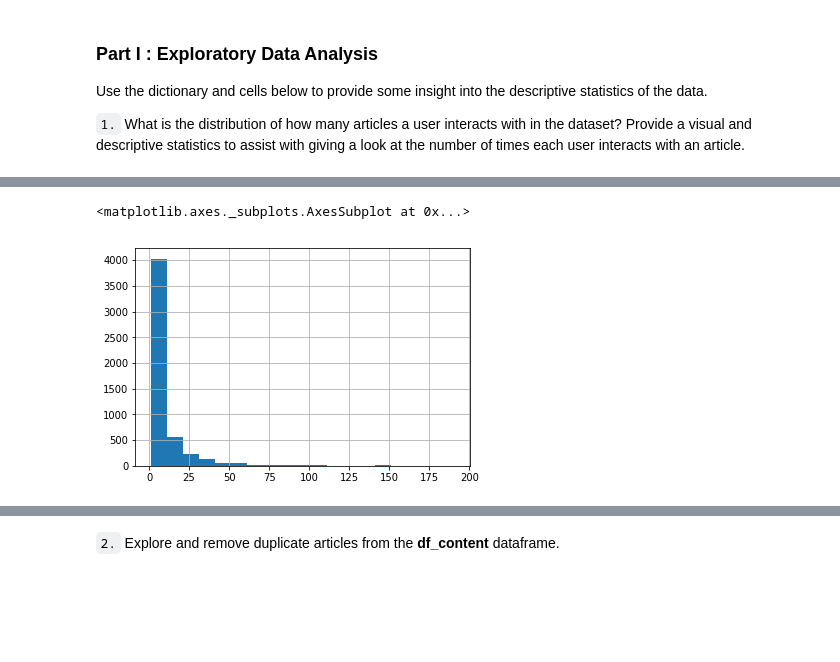
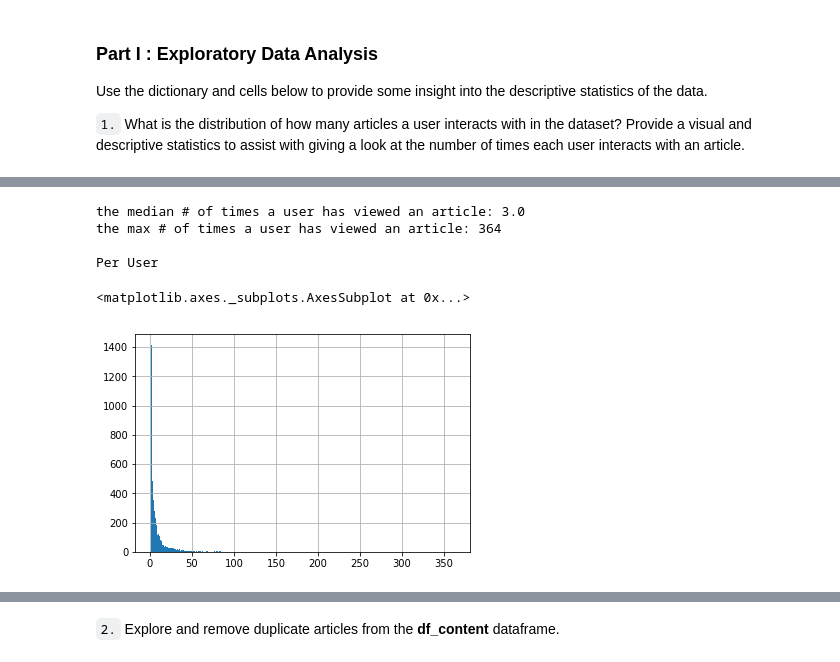
Before and after one commit to madkehl/Recommendation_with_IBM, a Jupyter notebook: Recommendations_with_IBM.ipynb, the cells around one changed output, grey strips where cells are left out. Drawn from its saved outputs; the diff is of its cells as text; code cells hidden in the pictures; blank space fills up the shorter version.

```diff
--- a/Recommendations_with_IBM.ipynb
+++ b/Recommendations_with_IBM.ipynb
@@ -62,8 +89,16 @@ Use the dictionary and cells below to provide some insight into the descriptive
 # %%
 #Provide a visual and descriptive statistics to assist with giving a look at the number of times each user interacts with an article
-num_articles = df.groupby(['email']).size().values
+per_user = df.groupby(['email']).size().values
+
+print('the median # of articles a user has viewed: ' + str(np.median(per_user)))
+print('the max # of articles a user has viewed: ' + str(max(per_user)))
+print()
+print('Per User')
+df.groupby(['email']).size().hist(bins = np.arange(1,364, 1))
+# %% [output]
+the median # of times a user has viewed an article: 3.0
+the max # of times a user has viewed an article: 364
+
+Per User
+<matplotlib.axes._subplots.AxesSubplot at 0x...>
+[figure, added]
-# %%
-df.groupby(['email']).size().hist(bins = np.arange(1,200, 10))
-# %% [output]
-<matplotlib.axes._subplots.AxesSubplot at 0x...>
-[figure, removed]
```
Also changed, not shown: parts of 25 cells of this notebook.
